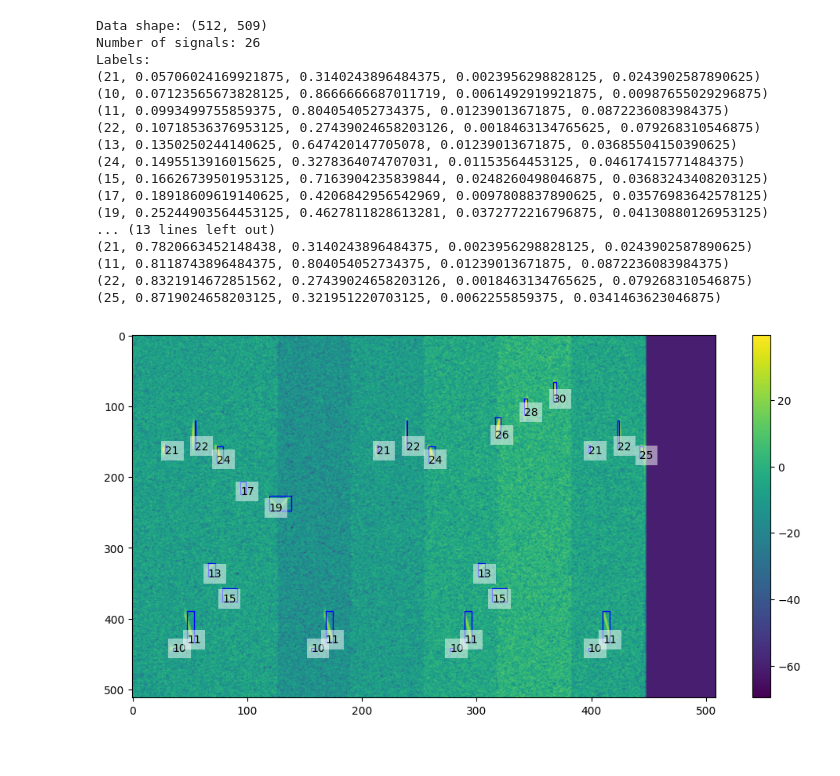
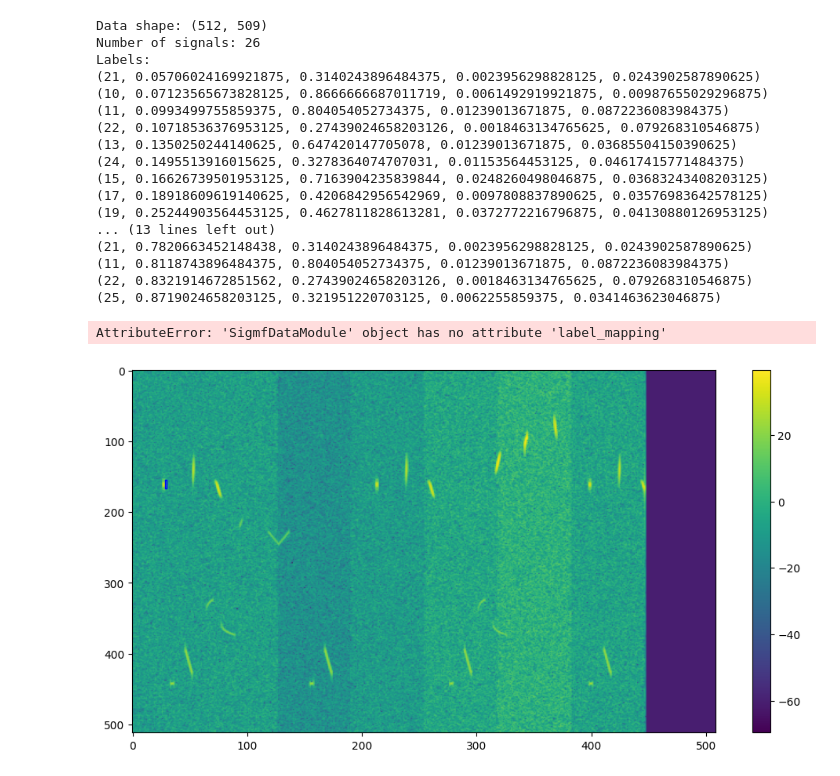
Before and after one commit to TorchDSP/torchsig, a Jupyter notebook: examples/sigmf_example.ipynb, the cells around one changed output. Saved outputs shown, nothing was run; the diff lists cells and outputs as text; code cells hidden in the pictures.

```diff
--- a/examples/sigmf_example.ipynb
+++ b/examples/sigmf_example.ipynb
@@ -112,32 +112,33 @@ for t in label:
         (x_lowerleft, y_lowerleft),
         actualwidth,
         -actualheight,
         linewidth=1,
         edgecolor='blue',
         facecolor='none'
     ))
 
-    textDisplay = classindex
+    textDisplay = dm.label_mapping[classindex]
     ax.text(x_lowerleft, y_lowerleft, textDisplay,
             bbox=dict(facecolor='w', alpha=0.5, linewidth=0))
 
 plt.show()
 # %% [output]
 Data shape: (512, 509)
 Number of signals: 26
 Labels:
 (21, 0.05706024169921875, 0.3140243896484375, 0.0023956298828125, 0.0243902587890625)
 (10, 0.07123565673828125, 0.8666666687011719, 0.0061492919921875, 0.00987655029296875)
 (11, 0.0993499755859375, 0.804054052734375, 0.01239013671875, 0.0872236083984375)
 (22, 0.10718536376953125, 0.27439024658203126, 0.0018463134765625, 0.079268310546875)
 (13, 0.1350250244140625, 0.647420147705078, 0.01239013671875, 0.03685504150390625)
 (24, 0.1495513916015625, 0.3278364074707031, 0.01153564453125, 0.04617415771484375)
 (15, 0.16626739501953125, 0.7163904235839844, 0.0248260498046875, 0.03683243408203125)
 (17, 0.18918609619140625, 0.4206842956542969, 0.0097808837890625, 0.03576983642578125)
 (19, 0.25244903564453125, 0.4627811828613281, 0.0372772216796875, 0.04130880126953125)
 ... (13 lines left out)
 (21, 0.7820663452148438, 0.3140243896484375, 0.0023956298828125, 0.0243902587890625)
 (11, 0.8118743896484375, 0.804054052734375, 0.01239013671875, 0.0872236083984375)
 (22, 0.8321914672851562, 0.27439024658203126, 0.0018463134765625, 0.079268310546875)
 (25, 0.8719024658203125, 0.321951220703125, 0.0062255859375, 0.0341463623046875)
+AttributeError: 'SigmfDataModule' object has no attribute 'label_mapping'
-[figure, old version]
+[figure, new version]
```
Also changed, not shown: parts of 2 cells of this notebook, 1 other file.
